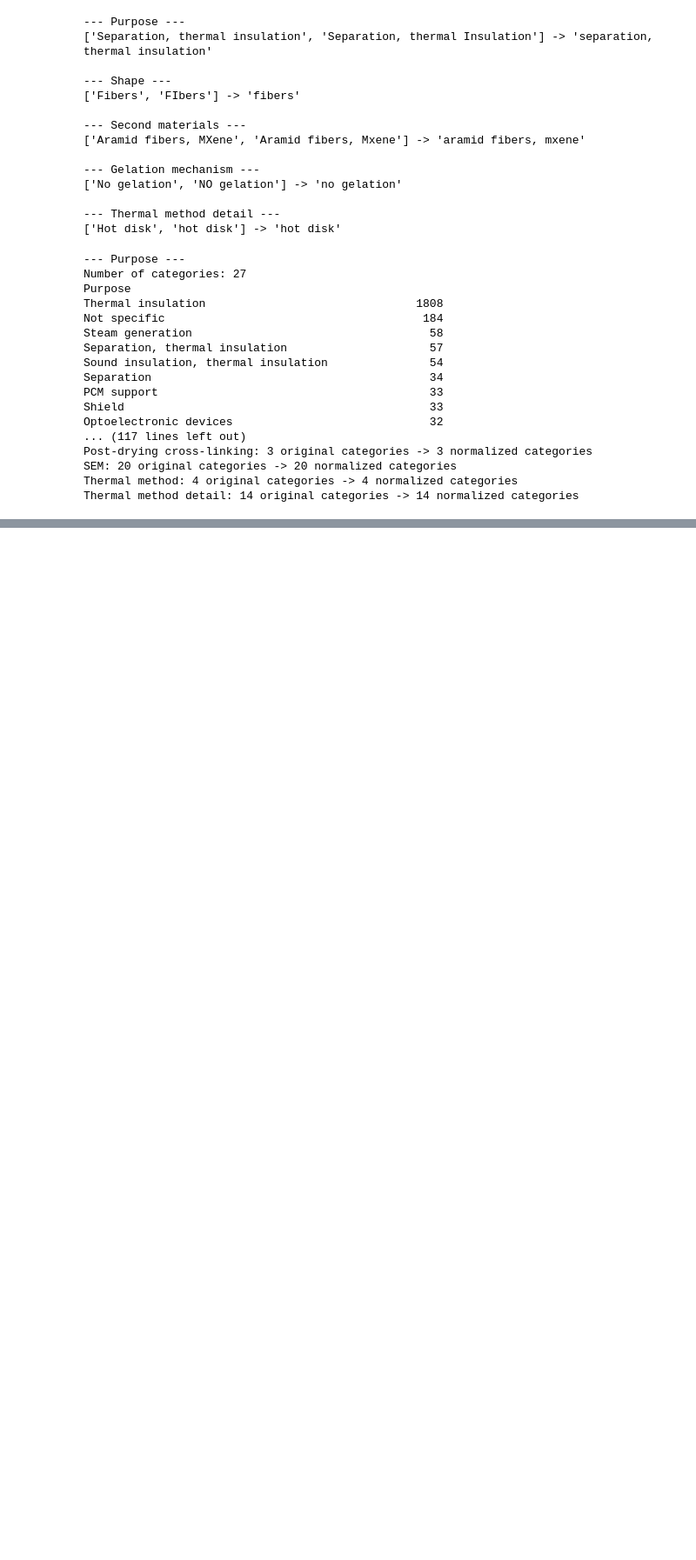
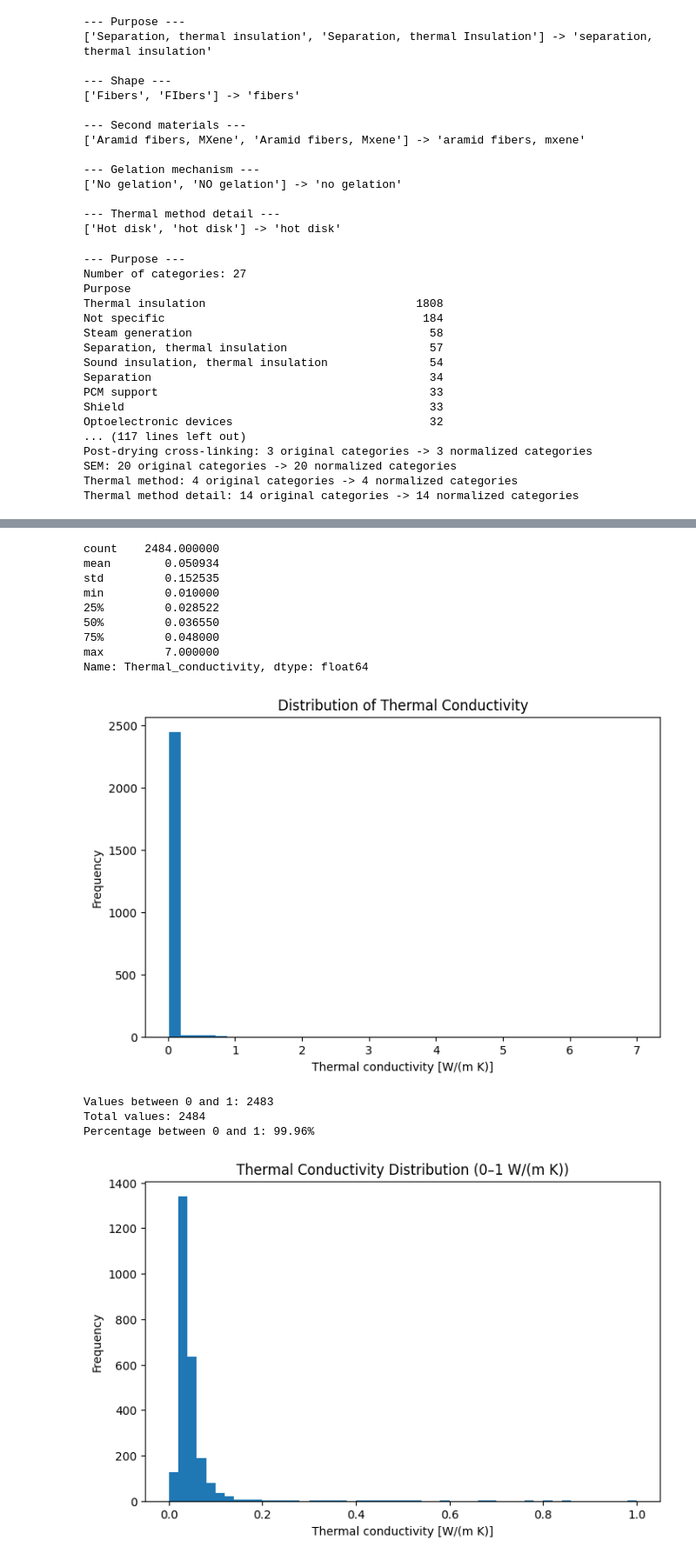
Before and after one commit to paulagirones/Aerogels_thermal_conductivity, a Jupyter notebook: aerogels_thermal_conductivity_ml.ipynb, the cells around one changed output, grey strips where cells are left out. Shown at 87% size. Cells and saved outputs as stored; diff of their text form; code cells hidden in the pictures; blank space fills up the shorter version.

```diff
--- a/aerogels_thermal_conductivity_ml.ipynb
+++ b/aerogels_thermal_conductivity_ml.ipynb
@@ -380,0 +373,56 @@ Dataset after cleaning: (2484, 28)
+# %%
+# Basic statistics of the target variable
+print(df['Thermal_conductivity'].describe())
+
+import matplotlib.pyplot as plt
+
+plt.figure(figsize=(8, 5))
+
+plt.hist(df['Thermal_conductivity'], bins=40)
+
+plt.xlabel('Thermal conductivity [W/(m K)]')
+plt.ylabel('Frequency')
+plt.title('Distribution of Thermal Conductivity')
+
+plt.show()
+
+# Count values between 0 and 1
+count_0_1 = df['Thermal_conductivity'].between(0, 1).sum()
+
+print(f'Values between 0 and 1: {count_0_1}')
+print(f'Total values: {df["Thermal_conductivity"].notna().sum()}')
+print(
+    f'Percentage between 0 and 1: '
+    f'{count_0_1 / df["Thermal_conductivity"].notna().sum() * 100:.2f}%'
+)
+
+plt.figure(figsize=(8, 5))
+
+plt.hist(
+    df['Thermal_conductivity'].dropna(),
+    bins=50,
+    range=(0, 1)
+)
+
+#We only have one value that is >1
+
+plt.xlabel('Thermal conductivity [W/(m K)]')
+plt.ylabel('Frequency')
+plt.title('Thermal Conductivity Distribution (0–1 W/(m K))')
+
+plt.show()
+# %% [output]
+count    2484.000000
+mean        0.050934
+std         0.152535
+min         0.010000
+25%         0.028522
+50%         0.036550
+75%         0.048000
+max         7.000000
+Name: Thermal_conductivity, dtype: float64
+[figure, added]
+Values between 0 and 1: 2483
+Total values: 2484
+Percentage between 0 and 1: 99.96%
+[figure, added]
```
Also changed, not shown: parts of 18 cells of this notebook.
